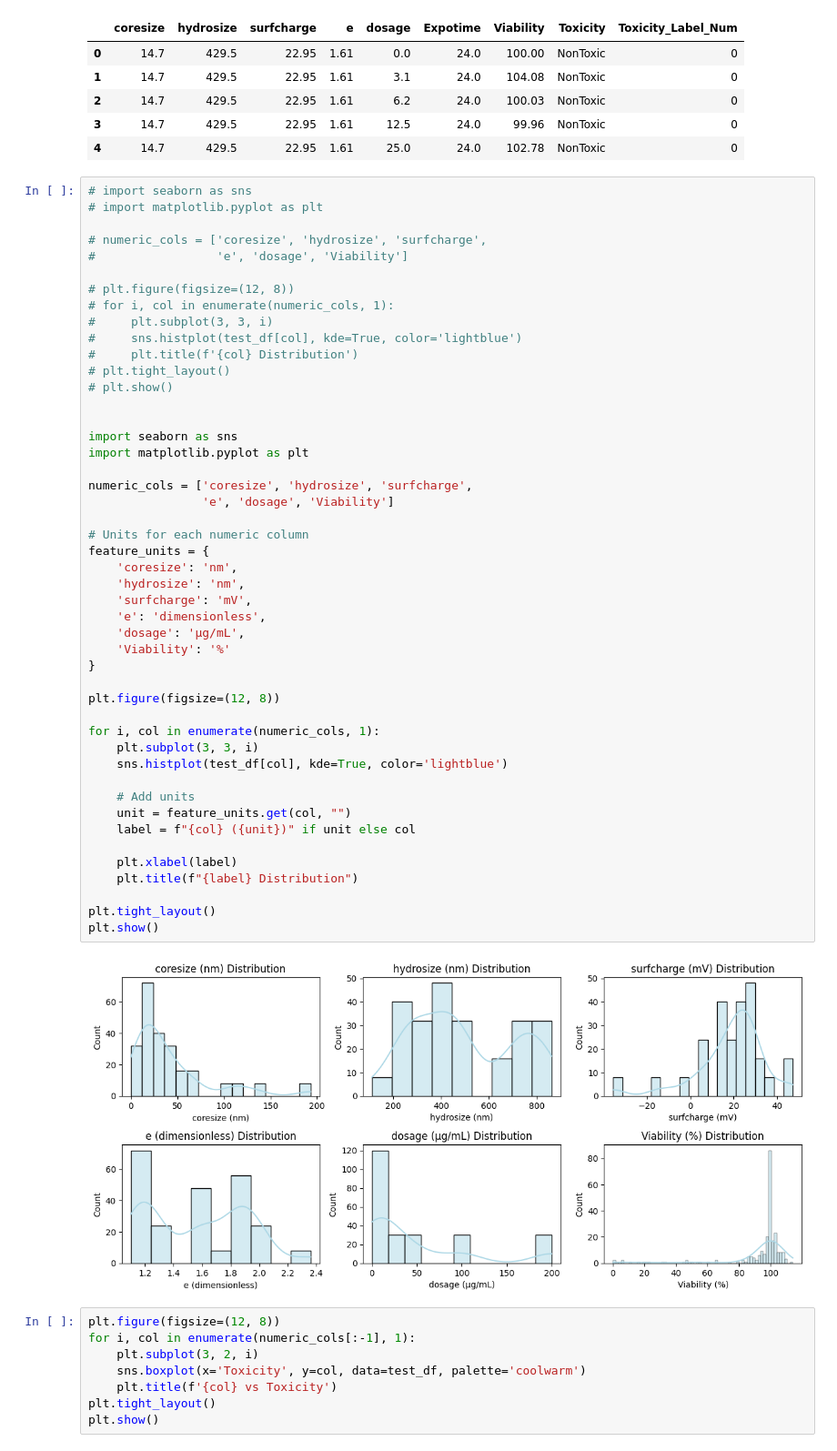
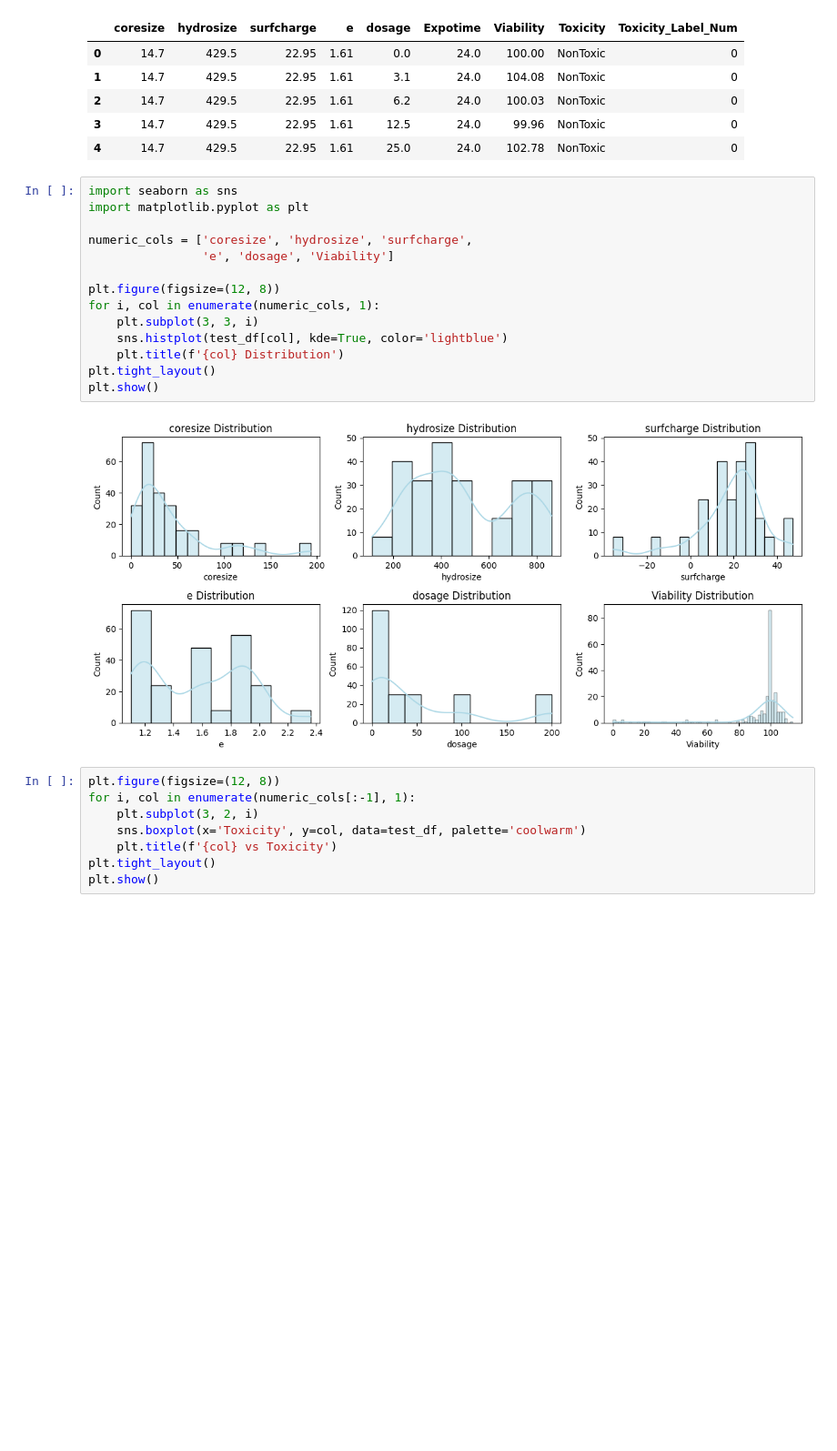
Before and after one commit to Anhad-01/Toxicity-Prediction-of-Nanoparticles, a Jupyter notebook: NanoToxicity_Prediction_DL.ipynb, the cells around one changed output. Shown at 91% size. Cells and saved outputs as stored; diff of their text form; blank space fills up the shorter version.

```diff
--- a/NanoToxicity_Prediction_DL.ipynb
+++ b/NanoToxicity_Prediction_DL.ipynb
@@ -584,54 +530,21 @@ test_df.head()
 | 3 | 14.7 | 429.5 | 22.95 | 1.61 | 12.5 | 24.0 | 99.96 | NonToxic | 0 |
 | 4 | 14.7 | 429.5 | 22.95 | 1.61 | 25.0 | 24.0 | 102.78 | NonToxic | 0 |
 # %%
-# import seaborn as sns
-# import matplotlib.pyplot as plt
-
-# numeric_cols = ['coresize', 'hydrosize', 'surfcharge',
-#                 'e', 'dosage', 'Viability']
-
-# plt.figure(figsize=(12, 8))
-# for i, col in enumerate(numeric_cols, 1):
-#     plt.subplot(3, 3, i)
-#     sns.histplot(test_df[col], kde=True, color='lightblue')
-#     plt.title(f'{col} Distribution')
-# plt.tight_layout()
-# plt.show()
-
-
 import seaborn as sns
 import matplotlib.pyplot as plt
 
 numeric_cols = ['coresize', 'hydrosize', 'surfcharge',
                 'e', 'dosage', 'Viability']
 
-# Units for each numeric column
-feature_units = {
-    'coresize': 'nm',
-    'hydrosize': 'nm',
-    'surfcharge': 'mV',
-    'e': 'dimensionless',
-    'dosage': 'µg/mL',
-    'Viability': '%'
-}
-
 plt.figure(figsize=(12, 8))
-
 for i, col in enumerate(numeric_cols, 1):
     plt.subplot(3, 3, i)
     sns.histplot(test_df[col], kde=True, color='lightblue')
-
-    # Add units
-    unit = feature_units.get(col, "")
-    label = f"{col} ({unit})" if unit else col
-
-    plt.xlabel(label)
-    plt.title(f"{label} Distribution")
-
+    plt.title(f'{col} Distribution')
 plt.tight_layout()
 plt.show()
 # %% [output]
-[figure, old version]
+[figure, new version]
 # %%
 plt.figure(figsize=(12, 8))
 for i, col in enumerate(numeric_cols[:-1], 1):
```
Also changed, not shown: parts of 14 cells of this notebook.
